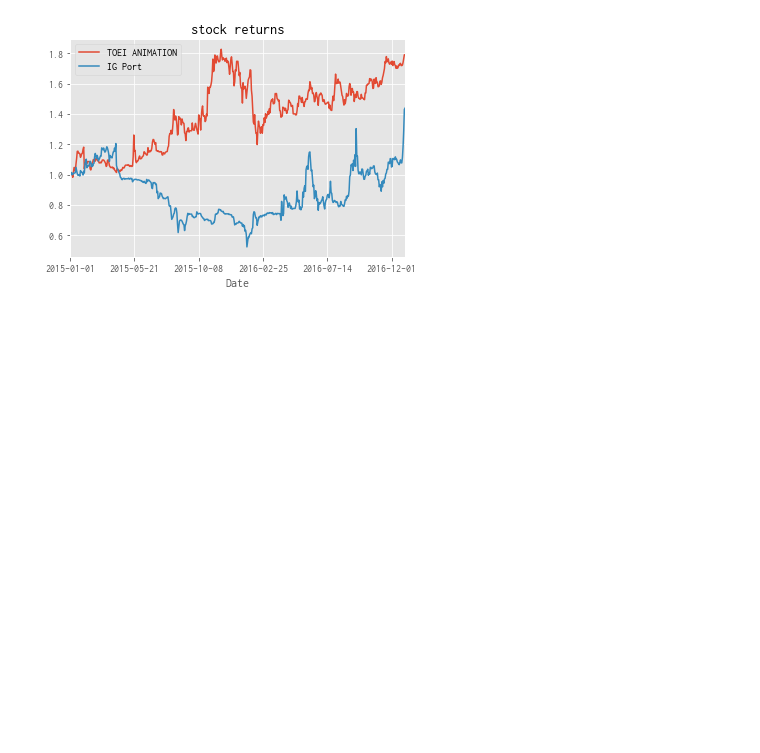
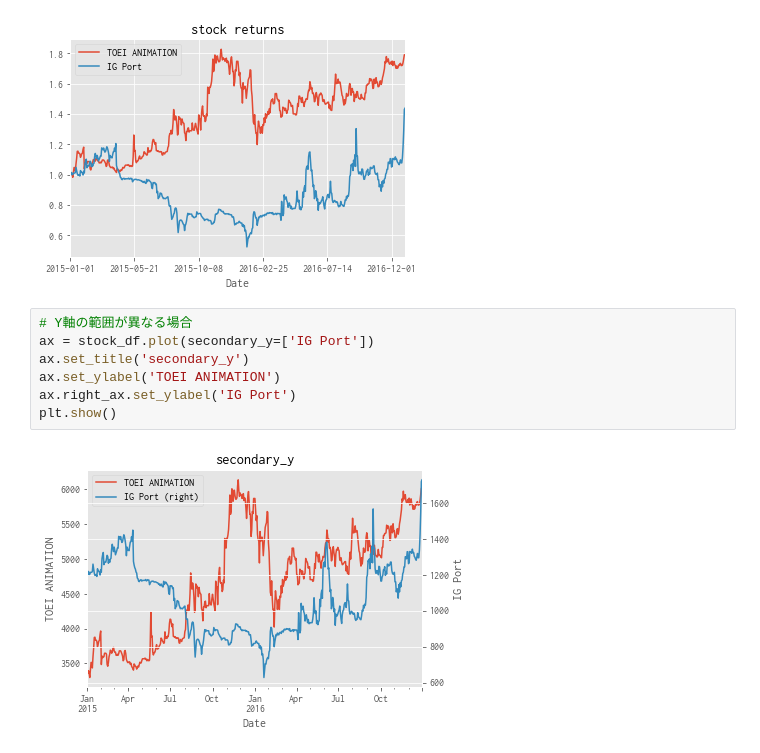
Before and after one commit to yukimura1227/trainings, a Jupyter notebook: pandas_sample/pandas_sample.ipynb, the cells around one changed output. Cells and saved outputs as stored; diff of their text form; blank space fills up the shorter version.

Commit message:
add various graphs ex) Pie Chart,Box Plot,Histgram, Stack Bar

```diff
--- a/pandas_sample/pandas_sample.ipynb
+++ b/pandas_sample/pandas_sample.ipynb
@@ -1045,3 +1049,12 @@ ax.set_title('stock returns')
 plt.show()
 # %% [output]
 [figure]
+# %%
+# Y軸の範囲が異なる場合
+ax = stock_df.plot(secondary_y=['IG Port'])
+ax.set_title('secondary_y')
+ax.set_ylabel('TOEI ANIMATION')
+ax.right_ax.set_ylabel('IG Port')
+plt.show()
+# %% [output]
+[figure, added]
```
Also changed, not shown: parts of 10 cells of this notebook.
